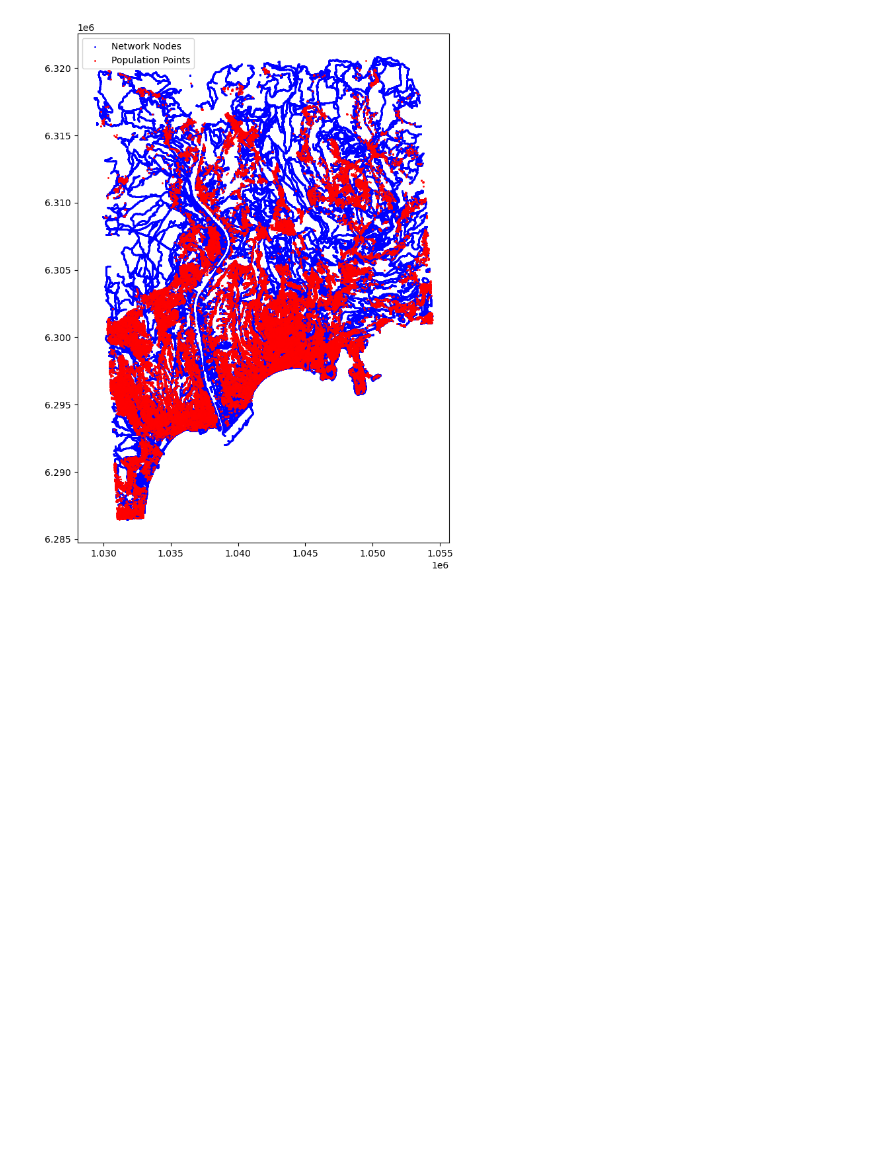
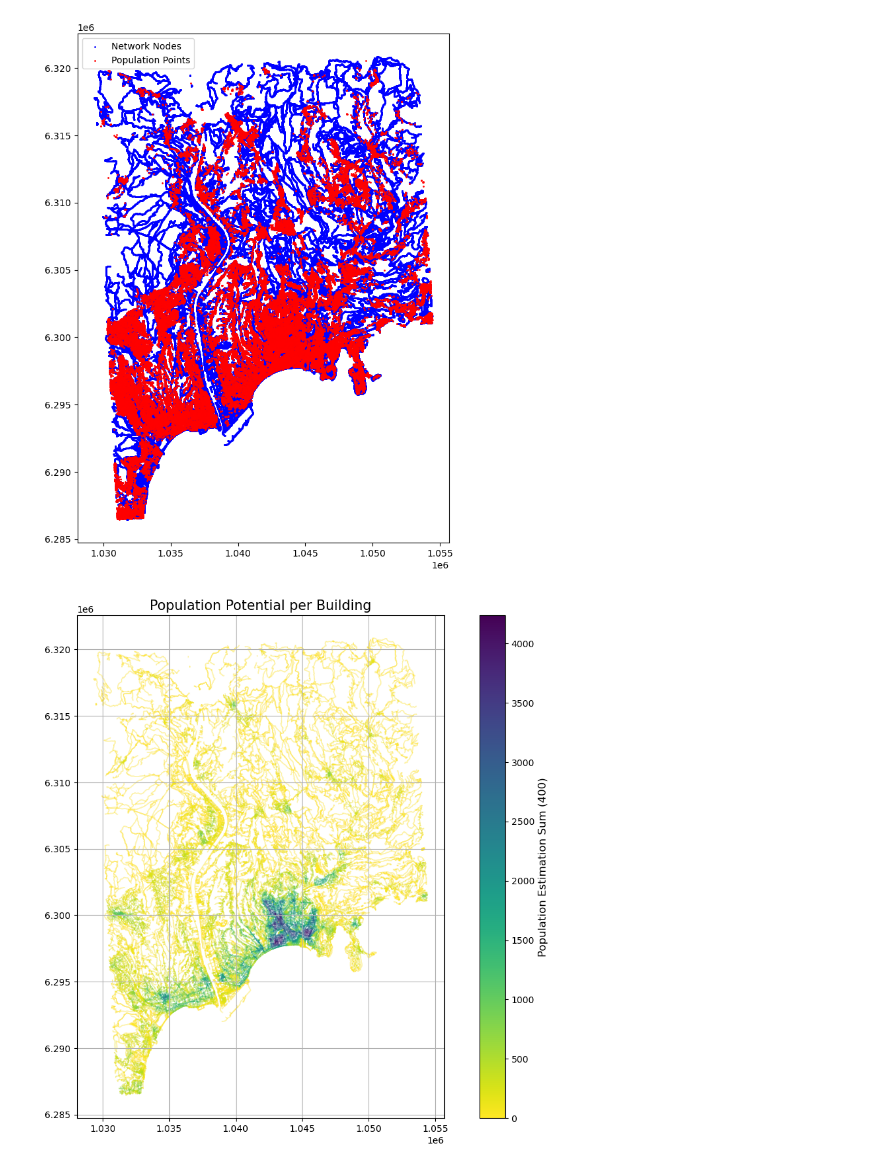
Before and after one commit to perezjoan/Population-Potential-on-Catchment-Area---PPCA-Worldwide, a Jupyter notebook: current release/STEP 4 - POPULATION POTENTIAL PER BUILDING & PER CATCHMENT AREA.ipynb, the cells around one changed output. Saved outputs shown, nothing was run; the diff lists cells and outputs as text; code cells hidden in the pictures; blank space fills up the shorter version.

```diff
--- a/version archives/PPCA v1.0 - STEP 4 - POPULATION POTENTIAL PER BUILDING & PER CATCHMENT AREA.ipynb
+++ b/current release/STEP 4 - POPULATION POTENTIAL PER BUILDING & PER CATCHMENT AREA.ipynb
@@ -70,6 +70,8 @@ import momepy
 from cityseer.tools import mock, graphs, plot, io
 from cityseer.metrics import networks, layers
 import matplotlib.pyplot as plt
+import matplotlib.cm as cm
+import matplotlib.colors as colors
 from qgis.core import QgsApplication, QgsProcessingFeedback
 from qgis.analysis import QgsNativeAlgorithms
 import processing
@@ -86,7 +88,7 @@ gpkg = f'PPCA_1-2_{Name}_retained.gpkg'
 population = gpd.read_file(gpkg, layer=f'ghs_populated_{ghs_date}_vector')
 gdf_lines = gpd.read_file(gpkg, layer="pedestrian_streets")
 gpkg = f'PPCA_3-1_{Name}_IND_FL.gpkg'
-building = gpd.read_file(gpkg, layer='osm_buildings_res_type')
+building = gpd.read_file(gpkg, layer='osm_buildings_FL_filled')
 gpkg_bis = f'PPCA_1-2_{Name}_retained.gpkg'
 gpkg_ter = f'PPCA_4-1_{Name}_POP_CAT.gpkg'
 
@@ -278,0 +295,43 @@ plt.show()
+# %%
+# A4. Population Potential per Node for a Catchment Area of {distances[0]} meters
+
+# Distance value : change here to plot a different distance (0 for distance 1, 1 for distance 2, 2 for distance 3)
+distance_value = distances[0]
+
+# Generate the column name dynamically
+column_name = f'cc_Pop_estimation_sum_{distance_value}_nw'
+
+# Size of the markers
+marker_size_scale = 0.01
+
+# Plotting the map
+fig, ax = plt.subplots(1, 1, figsize=(14, 10))
+
+# Normalize the data for color mapping
+norm = colors.Normalize(vmin=nodes_gdf[column_name].min(), vmax=nodes_gdf[column_name].max())
+cmap = cm.viridis_r  # Use the reversed colormap
+
+# Plot the centroids with color mapping based on the dynamically generated column name
+nodes_gdf.plot(
+    ax=ax,
+    column=column_name,
+    cmap=cmap,
+    markersize=marker_size_scale,
+    alpha=0.6,
+    legend=False,
+    norm=norm
+)
+
+# Adding titles and labels
+plt.title(f'Population Potential per Building', fontsize=15)
+plt.grid(True)
+
+# Adding color bar
+sm = plt.cm.ScalarMappable(cmap=cmap, norm=norm)
+sm.set_array([])
+cbar = plt.colorbar(sm, ax=ax)
+cbar.set_label(f'Population Estimation Sum ({distance_value})', fontsize=12)
+
+plt.show()
+# %% [output]
+[figure, added]
```
Also changed, not shown: parts of 6 cells of this notebook, 4 other files.
